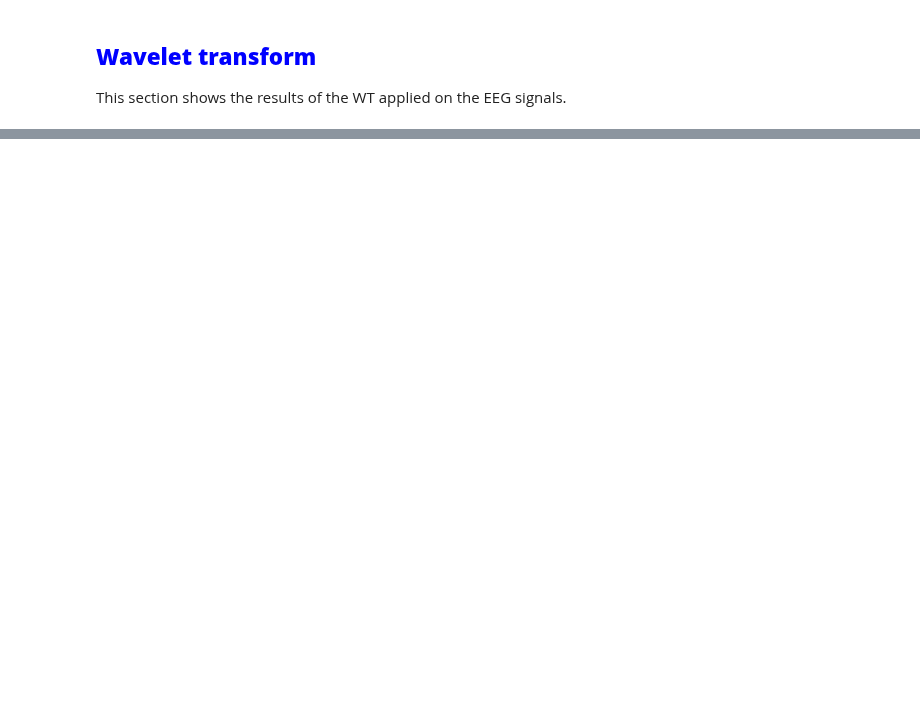
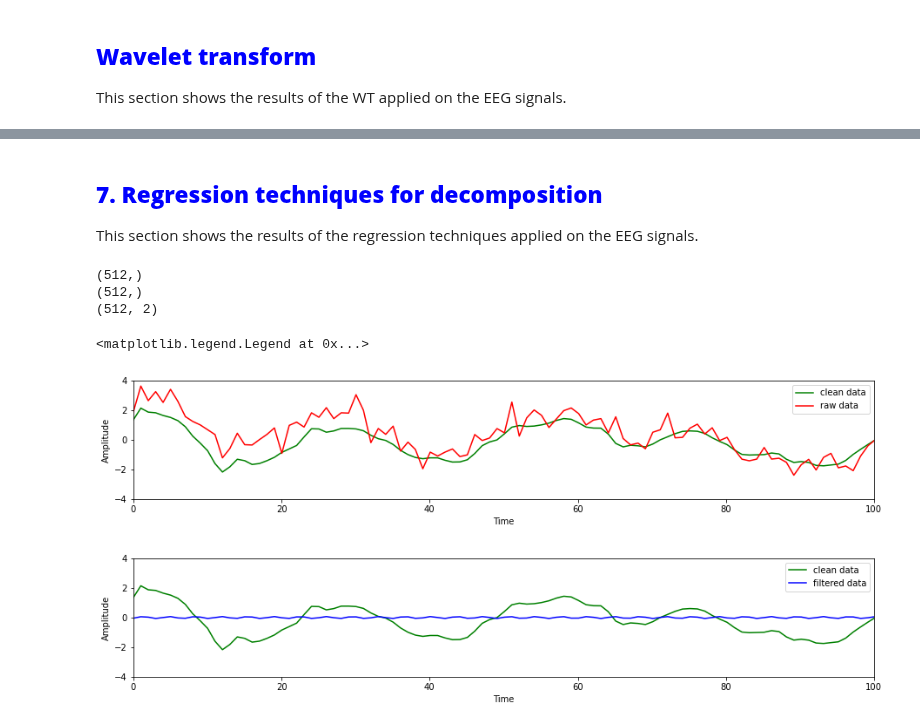
Before and after one commit to MartinaDoku2001/Thesis, a Jupyter notebook: EEG_denoising.ipynb, the cells around one changed output, grey strips where cells are left out. Drawn from its saved outputs; the diff is of its cells as text; code cells hidden in the pictures; blank space fills up the shorter version.

```diff
--- a/EEG_denoising.ipynb
+++ b/EEG_denoising.ipynb
@@ -528,0 +530,50 @@ ax[1].legend(loc='upper right')
+# %% [markdown]
+<h2 style=" font-size:150%; color:blue;"> <b> 7. Regression techniques for decomposition </b> </h2>
+<div> This section shows the results of the regression techniques applied on the EEG signals. </div>
+# %%
+#create basis functions
+print(t.shape)
+print(signal.shape)
+
+# Define the frequencies to use in the basis functions
+freq=10**8
+
+basis_funcs = np.array([np.sin(2 * np.pi *freq*t), np.cos(2 * np.pi*freq *t)])
+basis_funcs = basis_funcs.T
+print(basis_funcs.shape)
+
+# Use least squares to find the coefficients for the basis functions
+coeffs, residuals, _, _ = lstsq(basis_funcs, signal)
+
+# Reconstruct the signal
+signal_denoised = np.dot(basis_funcs, coeffs)
+
+#PLOTTING:
+#1) THE RAW VS CLEAN EEG DATA
+#2) THE CLEAN VS FILTERED EEG DATA
+
+fig, ax = plt.subplots(2,1)
+fig.subplots_adjust(hspace=0.5)
+fig.set_size_inches(15.25, 6.25)
+
+ax[0].set_xlim(0,100)
+ax[0].set_ylim(-4,4)
+ax[0].plot(t,train_dataset[1][0], color='green',label='clean data')
+ax[0].plot(t,train_dataset[0][0], color='red', label='raw data')
+ax[0].set_xlabel('Time')
+ax[0].set_ylabel('Amplitude')
+ax[0].legend(loc='upper right')
+
+ax[1].set_xlim(0,100)
+ax[1].set_ylim(-4,4)
+ax[1].plot(t,train_dataset[1][0], color='green',label='clean data')
+ax[1].plot(t,signal_denoised, color='blue', label='filtered data')
+ax[1].set_xlabel('Time')
+ax[1].set_ylabel('Amplitude')
+ax[1].legend(loc='upper right')
+# %% [output]
+(512,)
+(512,)
+(512, 2)
+<matplotlib.legend.Legend at 0x...>
+[figure, added]
```
Also changed, not shown: parts of 6 cells of this notebook, 9 other files.
